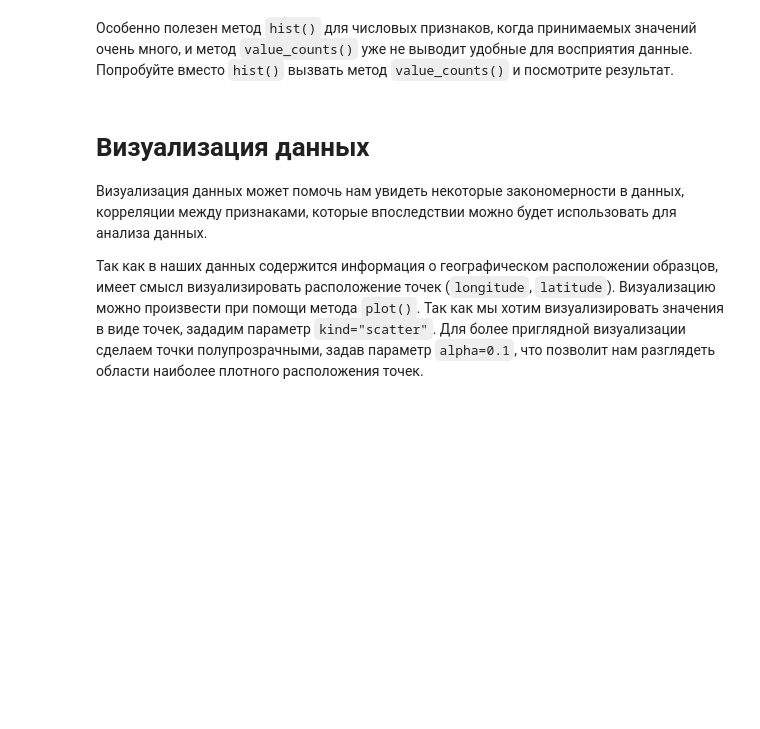
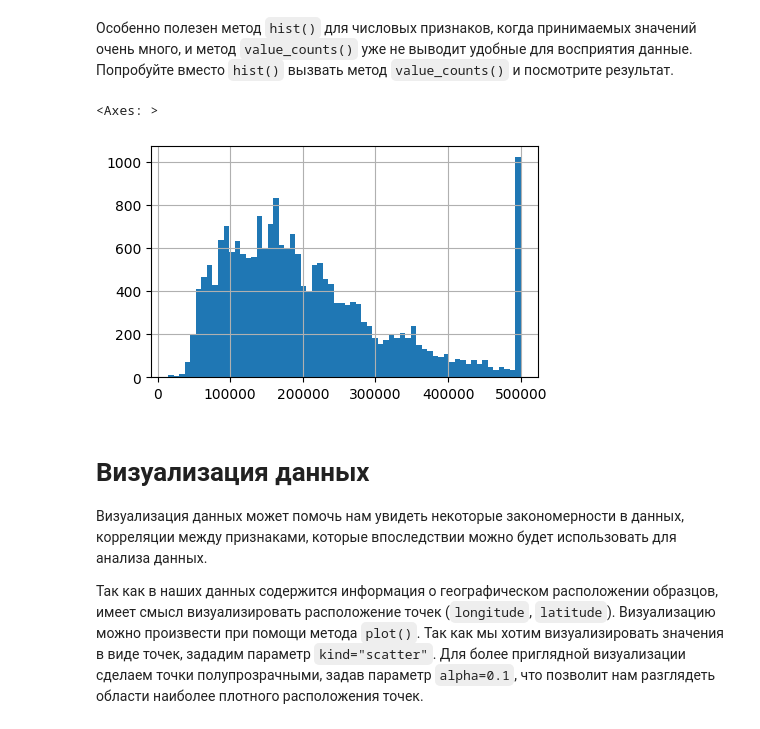
Before and after one commit to ordevoir/Data_Analysis, a Jupyter notebook: pandas_load_and_review_data.ipynb, the cells around one changed output. Drawn from its saved outputs; the diff is of its cells as text; code cells hidden in the pictures; blank space fills up the shorter version.

```diff
--- a/pandas_load_and_review_data.ipynb
+++ b/pandas_load_and_review_data.ipynb
@@ -111,7 +177,10 @@ housing['ocean_proximity'].hist(figsize=(5, 3))
 # %% [markdown]
 Особенно полезен метод `hist()` для числовых признаков, когда принимаемых значений очень много, и метод `value_counts()` уже не выводит удобные для восприятия данные. Попробуйте вместо `hist()` вызвать метод `value_counts()` и посмотрите результат.
 # %%
-housing['median_house_value'].hist(bins=36, figsize=(5,3))
+housing['median_house_value'].hist(bins=64, figsize=(5,3))
+# %% [output]
+<Axes: >
+[figure, added]
 # %% [markdown]
 # Визуализация данных
 
```
Also changed, not shown: parts of 11 cells of this notebook.
